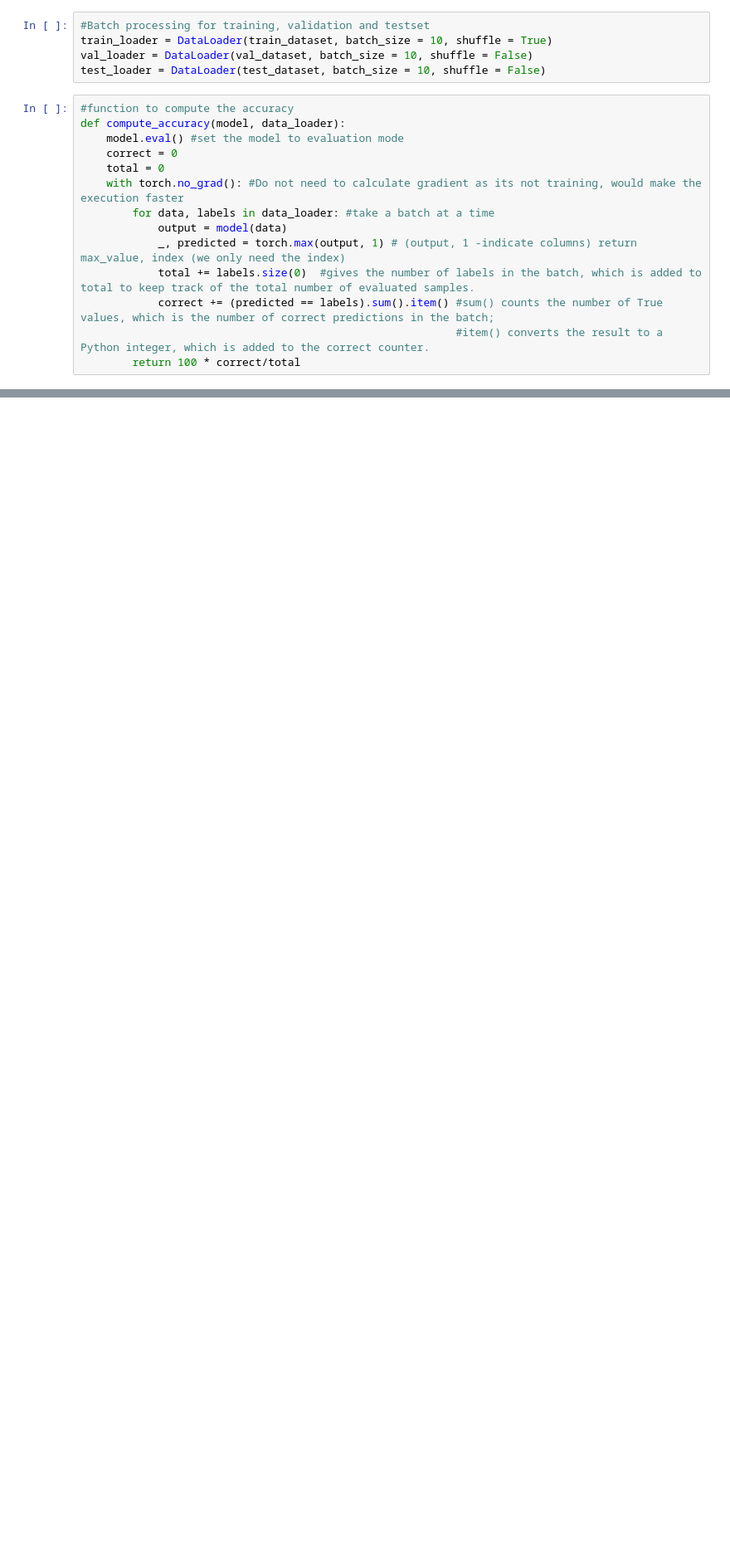
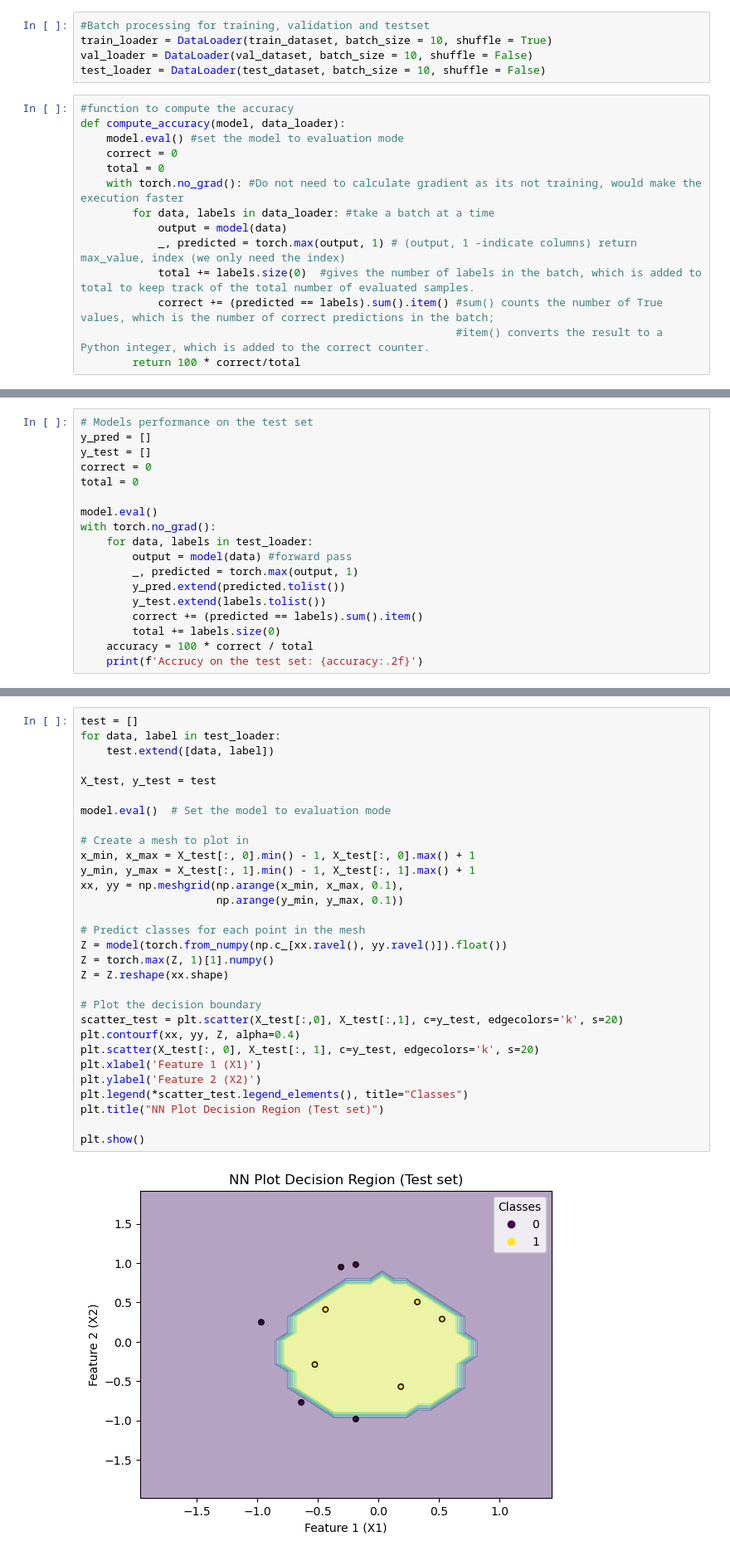
Before and after one commit to ShaonBhattaShuvo/Artificial_Intelligence_with_Python, a Jupyter notebook: Deep_Learning_With_PyTorch/PyTorch_BinaryClassifcation.ipynb, the cells around one changed output, grey strips where cells are left out. Shown: that part at 83% size. Drawn from its saved outputs; the diff is of its cells as text; blank space fills up the shorter version.

```diff
--- a/Deep_Learning_With_PyTorch/PyTorch_BinaryClassifcation.ipynb
+++ b/Deep_Learning_With_PyTorch/PyTorch_BinaryClassifcation.ipynb
@@ -156,0 +178,18 @@ Epoch 100, Trainning Loss: 0.62, Validation Loss:  0.63, Train Accuracy:  97.14,
+# %%
+# Models performance on the test set
+y_pred = []
+y_test = []
+correct = 0
+total = 0
+
+model.eval()
+with torch.no_grad():
+    for data, labels in test_loader:
+        output = model(data) #forward pass
+        _, predicted = torch.max(output, 1)
+        y_pred.extend(predicted.tolist())
+        y_test.extend(labels.tolist())
+        correct += (predicted == labels).sum().item()
+        total += labels.size(0)
+    accuracy = 100 * correct / total
+    print(f'Accrucy on the test set: {accuracy:.2f}')
@@ -156,0 +211,32 @@ Epoch 100, Trainning Loss: 0.62, Validation Loss:  0.63, Train Accuracy:  97.14,
+# %%
+test = []
+for data, label in test_loader:
+    test.extend([data, label])
+
+X_test, y_test = test
+
+model.eval()  # Set the model to evaluation mode
+
+# Create a mesh to plot in
+x_min, x_max = X_test[:, 0].min() - 1, X_test[:, 0].max() + 1
+y_min, y_max = X_test[:, 1].min() - 1, X_test[:, 1].max() + 1
+xx, yy = np.meshgrid(np.arange(x_min, x_max, 0.1),
+                     np.arange(y_min, y_max, 0.1))
+
+# Predict classes for each point in the mesh
+Z = model(torch.from_numpy(np.c_[xx.ravel(), yy.ravel()]).float())
+Z = torch.max(Z, 1)[1].numpy()
+Z = Z.reshape(xx.shape)
+
+# Plot the decision boundary
+scatter_test = plt.scatter(X_test[:,0], X_test[:,1], c=y_test, edgecolors='k', s=20)
+plt.contourf(xx, yy, Z, alpha=0.4)
+plt.scatter(X_test[:, 0], X_test[:, 1], c=y_test, edgecolors='k', s=20)
+plt.xlabel('Feature 1 (X1)')
+plt.ylabel('Feature 2 (X2)')
+plt.legend(*scatter_test.legend_elements(), title="Classes")
+plt.title("NN Plot Decision Region (Test set)")
+
+plt.show()
+# %% [output]
+[figure, added]
```
Also changed, not shown: parts of 4 cells of this notebook, 1 other file.
